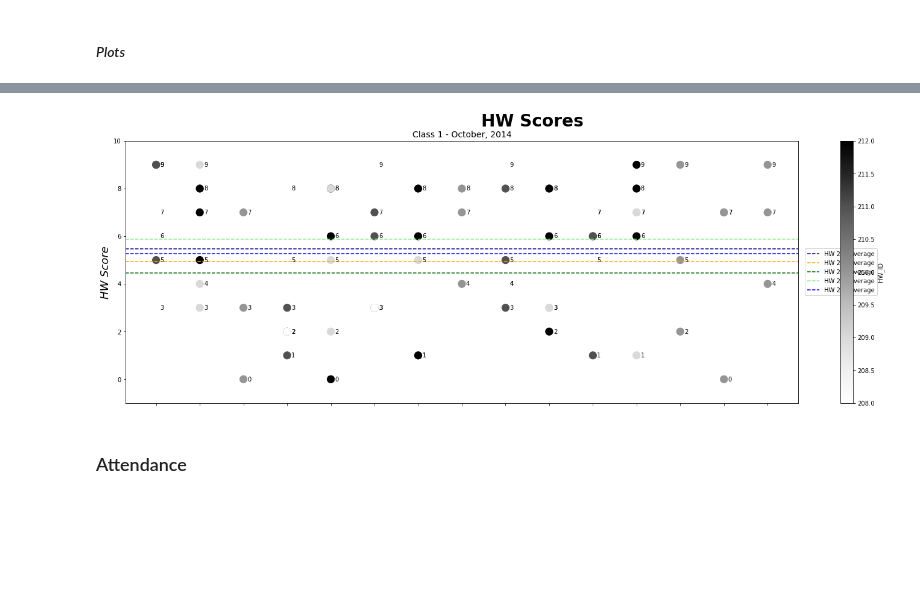
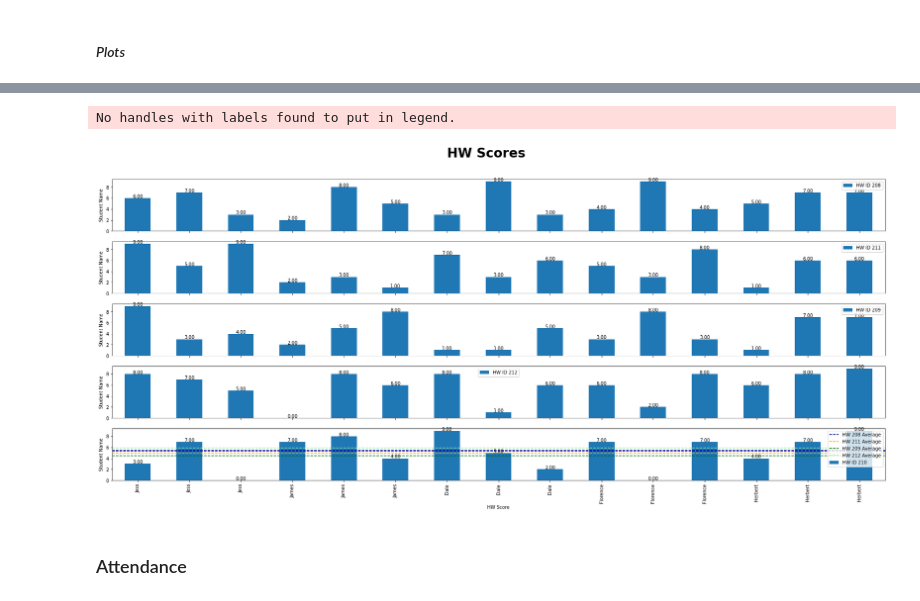
Before and after one commit to mikitz/china-students, a Jupyter notebook: (Teacher) Class Report [Monthly].ipynb, the cells around one changed output, grey strips where cells are left out. Drawn from its saved outputs; the diff is of its cells as text; code cells hidden in the pictures; blank space fills up the shorter version.

Commit message:
started the dfPoints visualizations

```diff
--- a/(Teacher) Class Report [Monthly].ipynb
+++ b/(Teacher) Class Report [Monthly].ipynb
@@ -216,28 +244,44 @@ dfHWScoresDateAverages = pd.DataFrame(dfHWScoresDateAverages)
-# %%
-# Plot the data
-ax = dfHWScoresDate.plot.scatter(x = 'STUDENT_NAME_ENGLISH', y = 'HW_SCORE', c = 'HW_ID', s = 150, figsize=(25, 8))
-# Plot the average for each HW_ID
-lColors = ['darkblue', 'orange', 'darkgreen', 'lightgreen', 'blue', 'purple', 'red']
-oColor = 0
-for i in list(dfHWScoresDate['HW_ID'].unique()):
-    plt.axhline(y = dfHWScoresDate['HW_SCORE'].where(dfHWScoresDate['HW_ID'] == int(i)).mean(),
-            color = lColors[oColor], linestyle = 'dashed', label = f'HW {int(i)} Average')
-    oColor += 1
-# Set up the legend
-plt.legend(bbox_to_anchor=(1.01, 0.5), loc='center left', borderaxespad=0)
-# Format the graph
-tSubtitle = 'Class {} - {}, {}'.format(tiClassID, oMonth, tiYear)
-plt.suptitle("HW Scores", size = 28, fontweight = "bold", y = 0.96, ha = 'center')
-ax.set_title(tSubtitle, size = 14, ha = 'center')
-ax.set_xlabel("Name", size = 18, style="italic")
-ax.set_ylabel("HW Score", size = 18, style="italic")
-ax.set(ylim = (-1, 10))
-# Add labels
-x = dfHWScoresDate['STUDENT_NAME_ENGLISH']
-y = dfHWScoresDate['HW_SCORE']
-fShowValuesScatter(ax, x, y, 0, 7)
-# %% [output]
-[figure, removed]
+# %%
+# Get the number of IDs
+blah = dfHWScoresDate.sort_values(by = 'HW_ID')
+oIDCount = len(list(blah['HW_ID'].unique()))
+# Define the figure and axis
+fig, axes = plt.subplots(oIDCount)
+# Define the colors list
+lColors = ['darkblue', 'orange', 'darkgreen', 'lightgreen', 'blue', 'purple', 'red']
+# Define the color index
+oColor = 0
+# Loop through the HW_IDs
+for i in list(dfHWScoresDate['HW_ID'].unique()):
+    # Set up the legend
+    plt.legend(bbox_to_anchor=(1.01, 0.5), loc='center left', borderaxespad=0)
+    # Pull the scores for the specific HW_ID
+    df = dfHWScoresDate.where(dfHWScoresDate['HW_ID'] == int(i))
+    # Turn it into a DF to make it easily to manipulate
+    df = pd.DataFrame(df)
+    # Drop NANs
+    df.dropna(how = 'all', inplace = True)
+    # Plot the subplot
+    df.plot.bar(x = 'STUDENT_NAME_ENGLISH', y = 'HW_SCORE', ax = axes[oColor], figsize=(30,12), label = f'HW ID {int(i)}')
+    # Plot the average for the specific ID
+    plt.axhline(y = dfHWScoresDate['HW_SCORE'].where(dfHWScoresDate['HW_ID'] == int(i)).mean(),
+            color = lColors[oColor], linestyle = 'dashed', label = f'HW {int(i)} Average')
+    oColor += 1
+
+# Format the graph
+tSubtitle = 'Class {} - {}, {}'.format(tiClassID, oMonth, tiYear)
+plt.suptitle("HW Scores", size = 28, fontweight = "bold", y = 0.96, ha = 'center')
+# Add labels
+fShowValuesOnBars(axes, 2)
+# Set Labels
+for ax in axes.flat:
+    ax.set(xlabel='HW Score', ylabel='Student Name')
+# Hide x labels and tick labels for top plots and y ticks for right plots.
+for ax in axes.flat:
+    ax.label_outer()
+# %% [output]
+No handles with labels found to put in legend.
+[figure, added]
 # %% [markdown]
 ### Attendance
 # %% [markdown]
```
Also changed, not shown: parts of 11 cells of this notebook, 1 other file.
